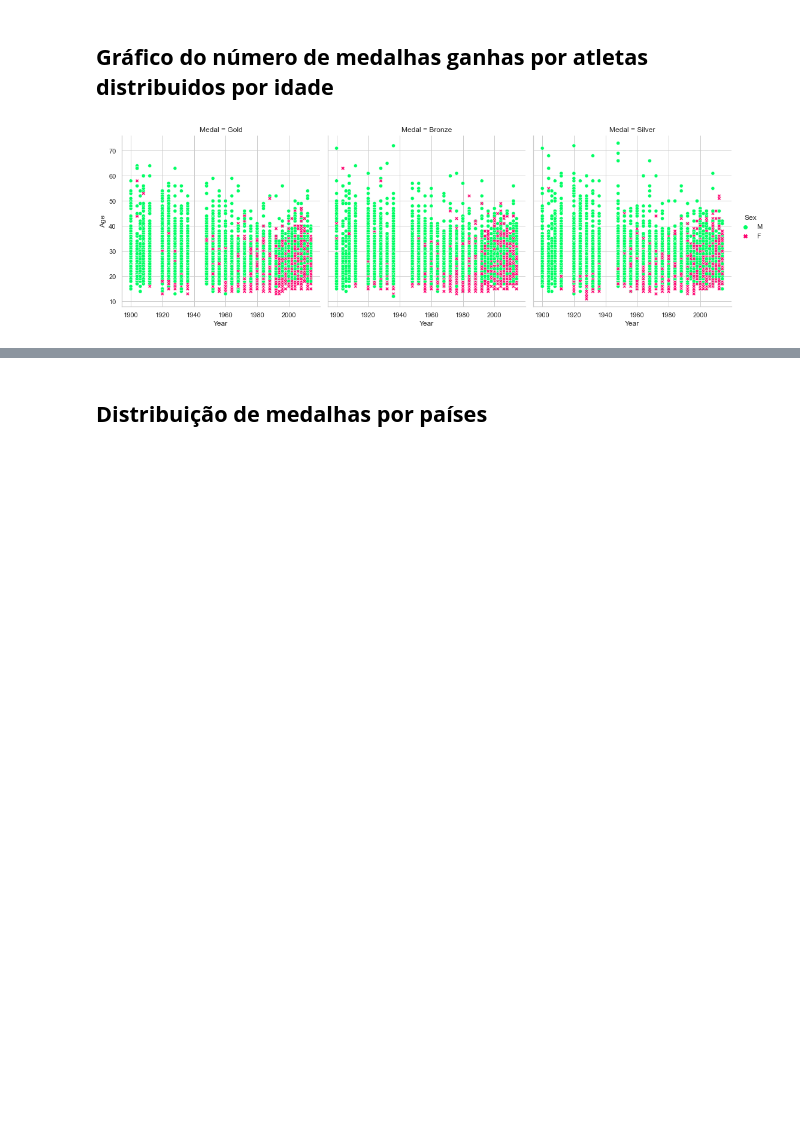
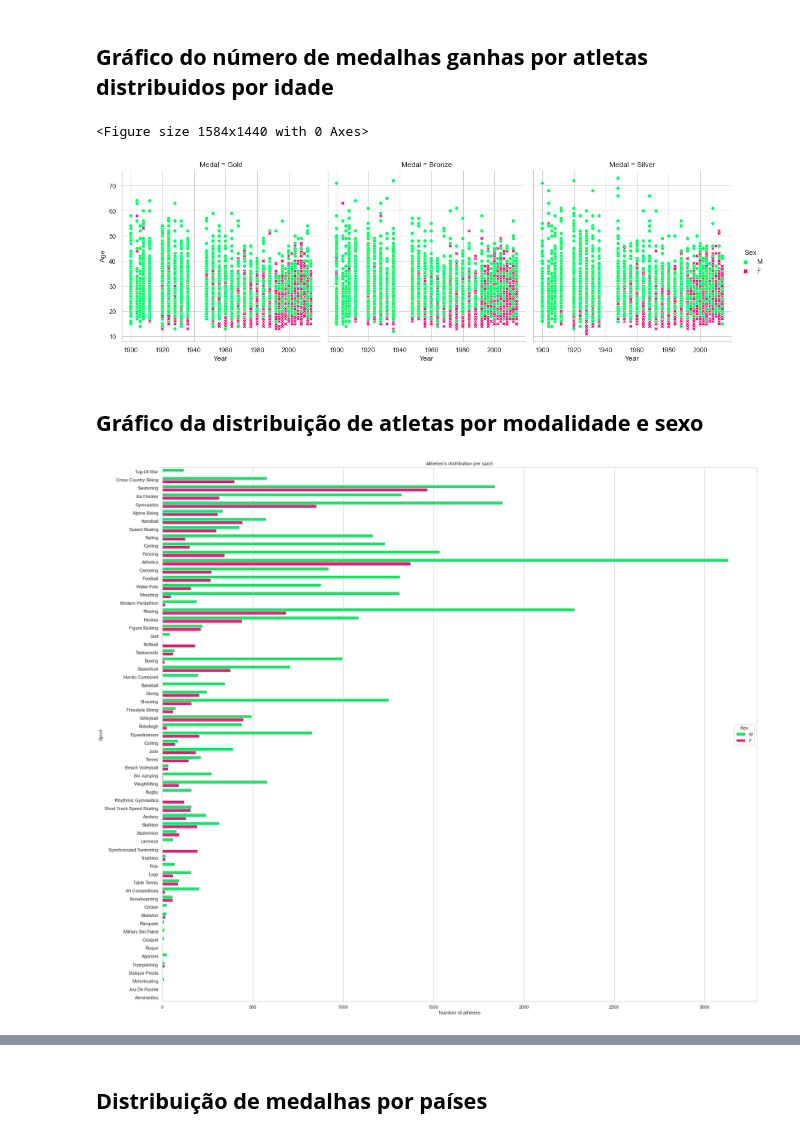
Before and after one commit to ISCamareli/Projetinho-1-Analise-de-Dados, a Jupyter notebook: projetinho1.ipynb, the cells around one changed output, grey strips where cells are left out. Saved outputs shown, nothing was run; the diff lists cells and outputs as text; code cells hidden in the pictures; blank space fills up the shorter version.

```diff
--- a/projetinho1.ipynb
+++ b/projetinho1.ipynb
@@ -221,10 +225,24 @@ plt.show()
 # %% [markdown]
 ## **Gráfico do número de medalhas ganhas por atletas distribuidos por idade**
 # %%
+plt.figure(figsize=(22,20))
 sns.set_theme(style="whitegrid")
 hue_colors= {"M":"#00FE64", "F":"#FE006F"}
 sns.relplot(data= df, x= "Year", y="Age" , col= "Medal", hue= "Sex", style= "Sex", palette=hue_colors)
 plt.show()
 # %% [output]
+<Figure size 1584x1440 with 0 Axes>
 [figure]
+# %% [markdown]
+## **Gráfico da distribuição de atletas por modalidade e sexo**
+# %%
+plt.figure(figsize=(26,24))
+hue_colors= {"M":"#00FE64", "F":"#FE006F"}
+sns.countplot(y=df["Sport"], hue= df["Sex"], palette=hue_colors)
+plt.xlabel("Number of athletes")
+plt.ylabel("Sport")
+plt.title("Athletes's distribution per sport")
+plt.show()
+# %% [output]
+[figure, added]
 # %% [markdown]
```
Also changed, not shown: parts of 7 cells of this notebook.
